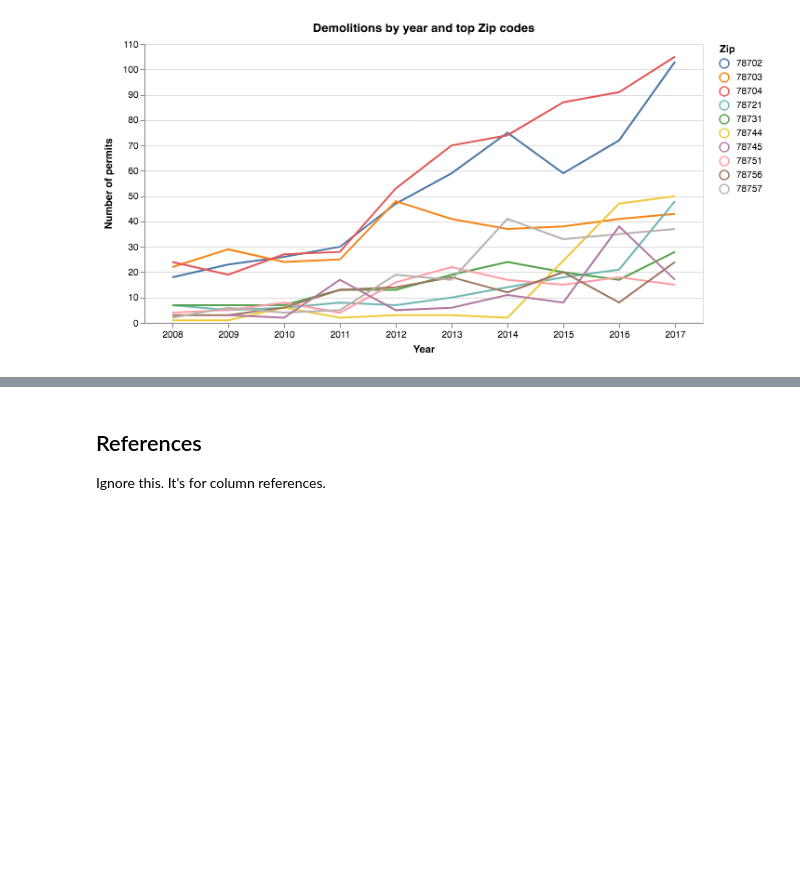
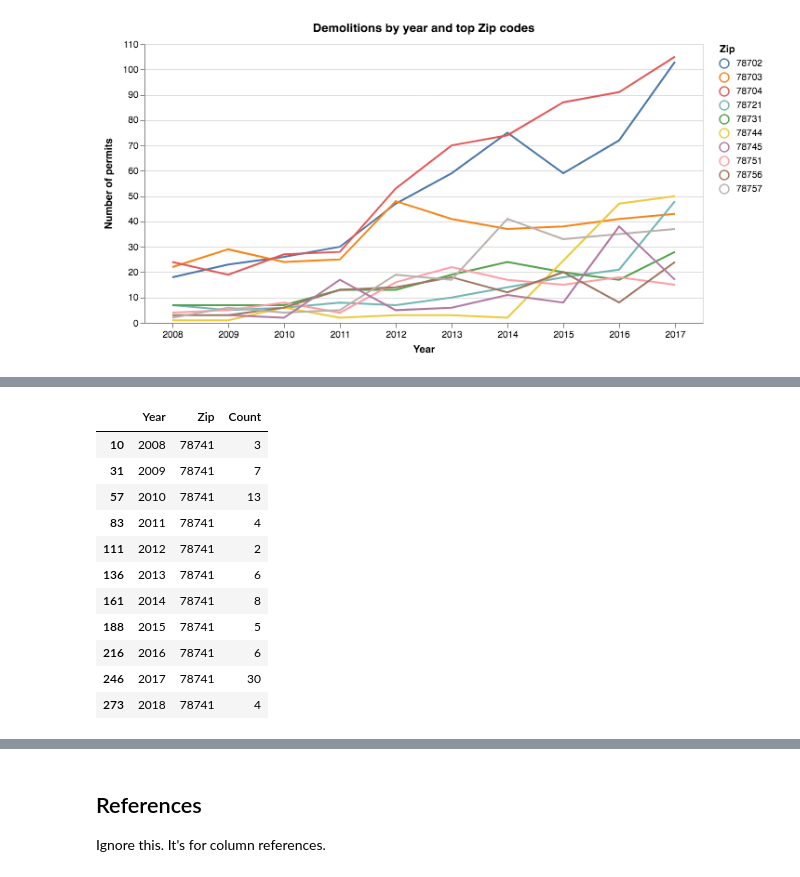
Before and after one commit to swkasica/demolitions, a Jupyter notebook: notebooks/02_Analysis_Full_demos.ipynb, the cells around one changed output, grey strips where cells are left out. Cells and saved outputs as stored; diff of their text form; code cells hidden in the pictures; blank space fills up the shorter version.

```diff
--- a/notebooks/02_Analysis_Full_demos.ipynb
+++ b/notebooks/02_Analysis_Full_demos.ipynb
@@ -183,3 +184,10 @@ alt.Chart(demos_by_zip.head(10), title="Zip codes with the most demolitions").ma
 ## Demolitions by zip code and year
 
 Which parts of town are getting worse?
+# %%
+# this is all years, then grouped by year, zip and count
+demos_yr_zip_all = demolitions.groupby(['CalendarYearIssued','OriginalZip']).agg(dict(
+    PermitNum='count'
+)).reset_index()
+demos_yr_zip_all.columns = ['Year', 'Zip', 'Count']
+demos_yr_zip_all.shape
@@ -256,0 +301,17 @@ permits_78744[['Description']].head(30)
+# %%
+# show how many in each year
+zip_78741 = demos_yr_zip_all[demos_yr_zip_all['Zip'] == '78741']
+zip_78741
+# %% [output]
+|  | Year | Zip | Count |
+| 10 | 2008 | 78741 | 3 |
+| 31 | 2009 | 78741 | 7 |
+| 57 | 2010 | 78741 | 13 |
+| 83 | 2011 | 78741 | 4 |
+| 111 | 2012 | 78741 | 2 |
+| 136 | 2013 | 78741 | 6 |
+| 161 | 2014 | 78741 | 8 |
+| 188 | 2015 | 78741 | 5 |
+| 216 | 2016 | 78741 | 6 |
+| 246 | 2017 | 78741 | 30 |
+| 273 | 2018 | 78741 | 4 |
```
Also changed, not shown: parts of 14 cells of this notebook, 3 other files.
